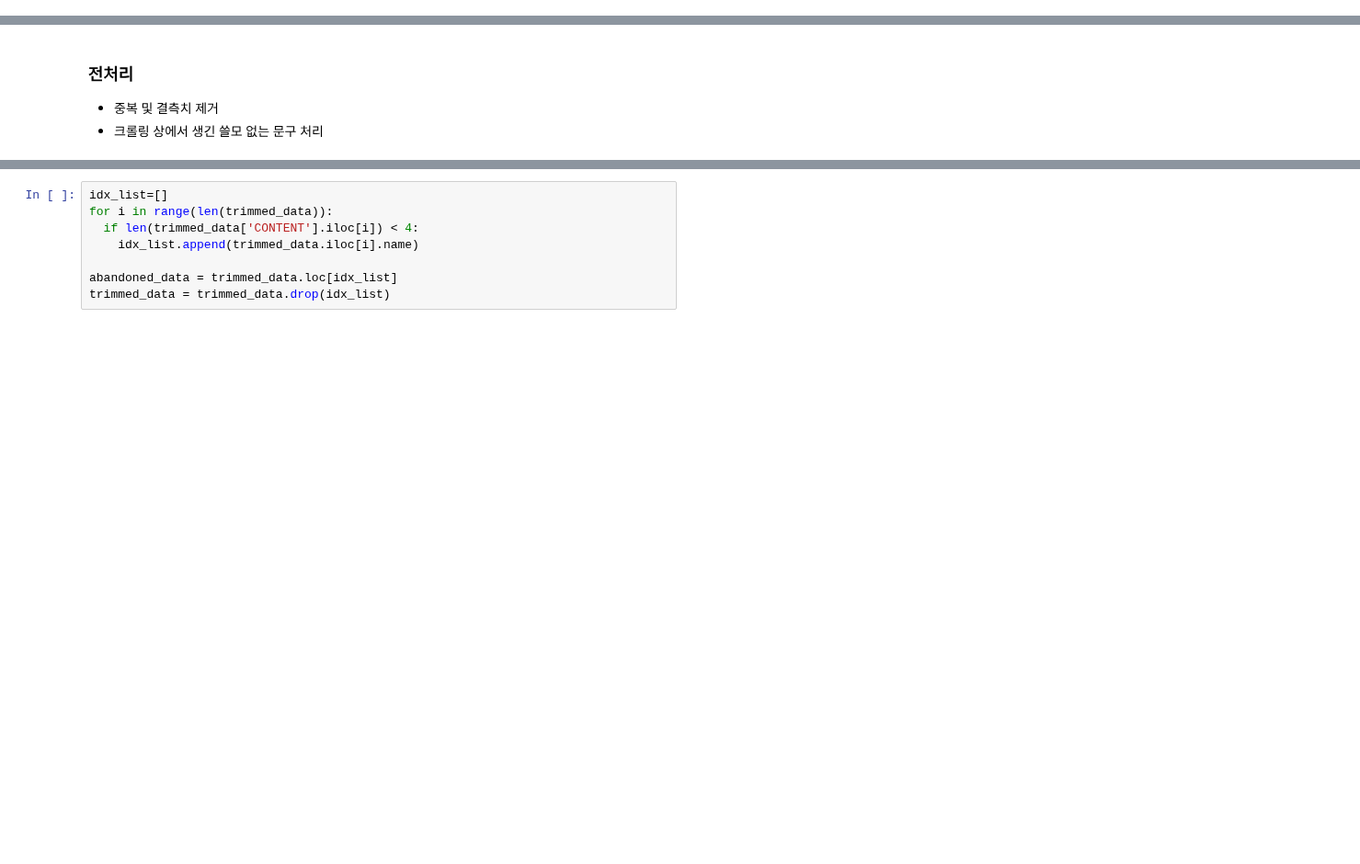
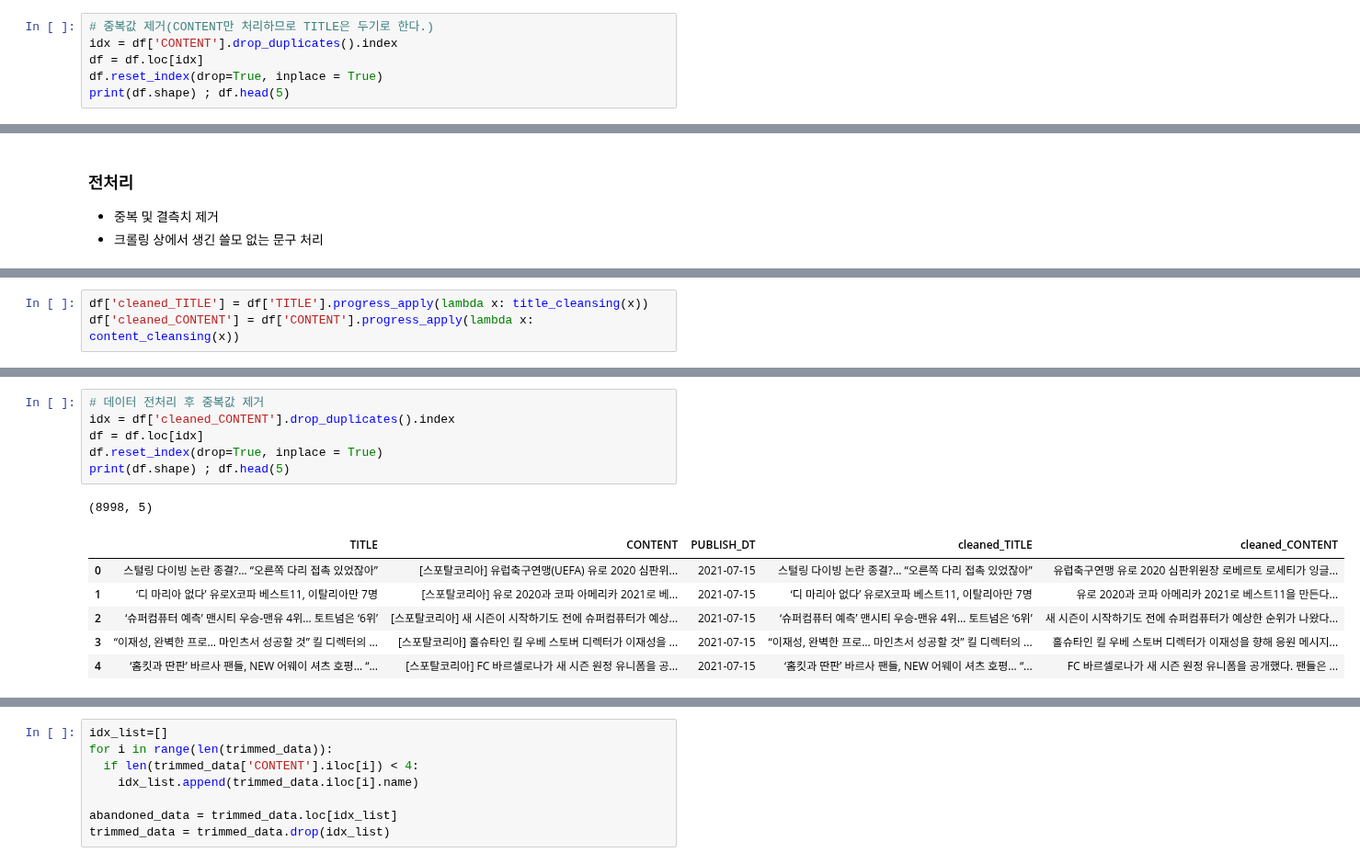
Before and after one commit to honeybeat1/Extractive_Text_Summarization, a Jupyter notebook: 4_NLG_문서요약/hyeong_jin/hyeong_jin.ipynb, the cells around one changed output, grey strips where cells are left out. Shown at 92% size. Drawn from its saved outputs; the diff is of its cells as text; blank space fills up the shorter version.

```diff
--- a/4_NLG_문서요약/hyeong_jin/hyeong_jin.ipynb
+++ b/4_NLG_문서요약/hyeong_jin/hyeong_jin.ipynb
@@ -143,0 +95,6 @@ csv_test.head(20)
+# %%
+# 중복값 제거(CONTENT만 처리하므로 TITLE은 두기로 한다.)
+idx = df['CONTENT'].drop_duplicates().index
+df = df.loc[idx]
+df.reset_index(drop=True, inplace = True)
+print(df.shape) ; df.head(5)
@@ -190,0 +156,3 @@ trimmed_data['TITLE'] = trimmed_data['TITLE'].apply(special_title)
+# %%
+df['cleaned_TITLE'] = df['TITLE'].progress_apply(lambda x: title_cleansing(x))
+df['cleaned_CONTENT'] = df['CONTENT'].progress_apply(lambda x: content_cleansing(x))
@@ -190,0 +189,14 @@ trimmed_data['TITLE'] = trimmed_data['TITLE'].apply(special_title)
+# %%
+# 데이터 전처리 후 중복값 제거
+idx = df['cleaned_CONTENT'].drop_duplicates().index
+df = df.loc[idx]
+df.reset_index(drop=True, inplace = True)
+print(df.shape) ; df.head(5)
+# %% [output]
+(8998, 5)
+|  | TITLE | CONTENT | PUBLISH_DT | cleaned_TITLE | cleaned_CONTENT |
+| 0 | 스털링 다이빙 논란 종결?… “오른쪽 다리 접촉 있었잖아” | [스포탈코리아] 유럽축구연맹(UEFA) 유로 2020 심판위... | 2021-07-15 | 스털링 다이빙 논란 종결?… “오른쪽 다리 접촉 있었잖아” | 유럽축구연맹 유로 2020 심판위원장 로베르토 로세티가 잉글... |
+| 1 | ‘디 마리아 없다’ 유로X코파 베스트11, 이탈리아만 7명 | [스포탈코리아] 유로 2020과 코파 아메리카 2021로 베... | 2021-07-15 | ‘디 마리아 없다’ 유로X코파 베스트11, 이탈리아만 7명 | 유로 2020과 코파 아메리카 2021로 베스트11을 만든다... |
+| 2 | ‘슈퍼컴퓨터 예측’ 맨시티 우승-맨유 4위… 토트넘은 ‘6위’ | [스포탈코리아] 새 시즌이 시작하기도 전에 슈퍼컴퓨터가 예상... | 2021-07-15 | ‘슈퍼컴퓨터 예측’ 맨시티 우승-맨유 4위… 토트넘은 ‘6위’ | 새 시즌이 시작하기도 전에 슈퍼컴퓨터가 예상한 순위가 나왔다... |
+| 3 | “이재성, 완벽한 프로… 마인츠서 성공할 것” 킬 디렉터의 ... | [스포탈코리아] 홀슈타인 킬 우베 스토버 디렉터가 이재성을 ... | 2021-07-15 | “이재성, 완벽한 프로… 마인츠서 성공할 것” 킬 디렉터의 ... | 홀슈타인 킬 우베 스토버 디렉터가 이재성을 향해 응원 메시지... |
+| 4 | ‘홈킷과 딴판’ 바르사 팬들, NEW 어웨이 셔츠 호평… “... | [스포탈코리아] FC 바르셀로나가 새 시즌 원정 유니폼을 공... | 2021-07-15 | ‘홈킷과 딴판’ 바르사 팬들, NEW 어웨이 셔츠 호평… “... | FC 바르셀로나가 새 시즌 원정 유니폼을 공개했다. 팬들은 ... |
```
Also changed, not shown: parts of 45 cells of this notebook.
